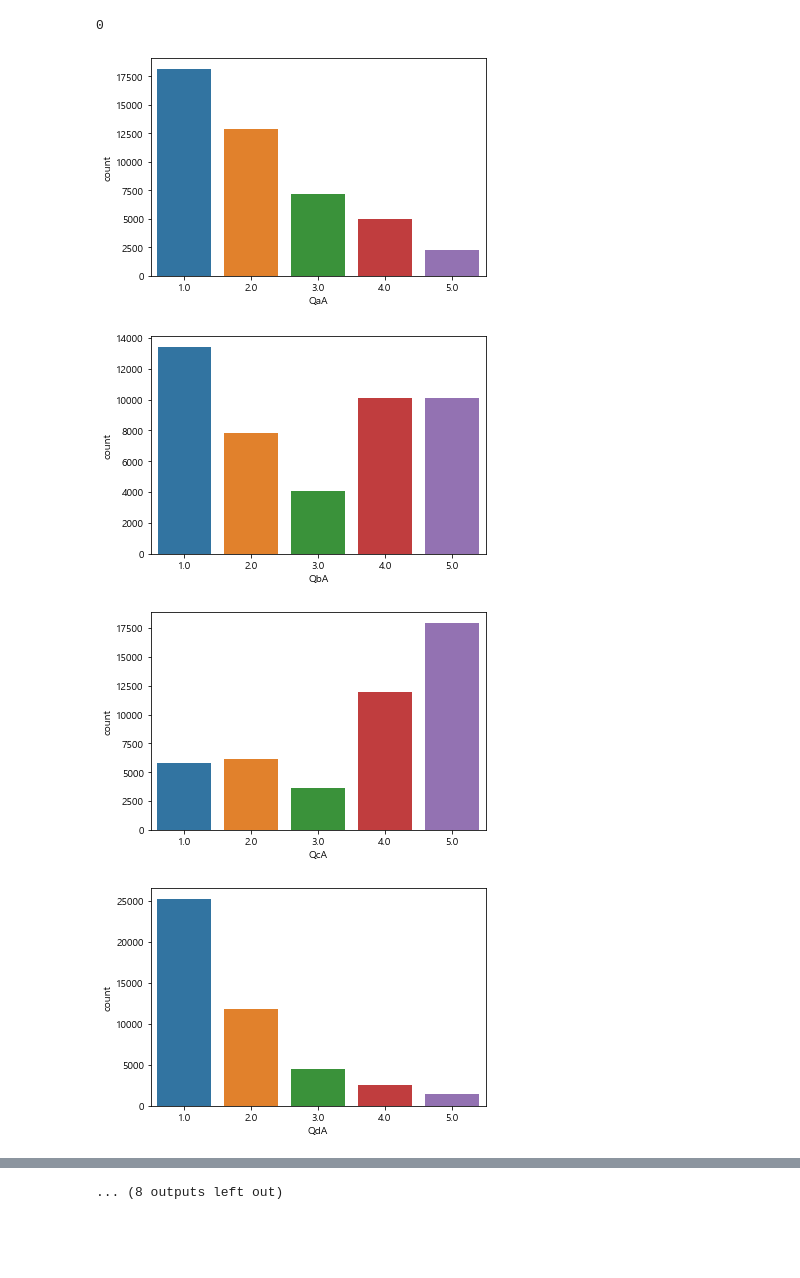
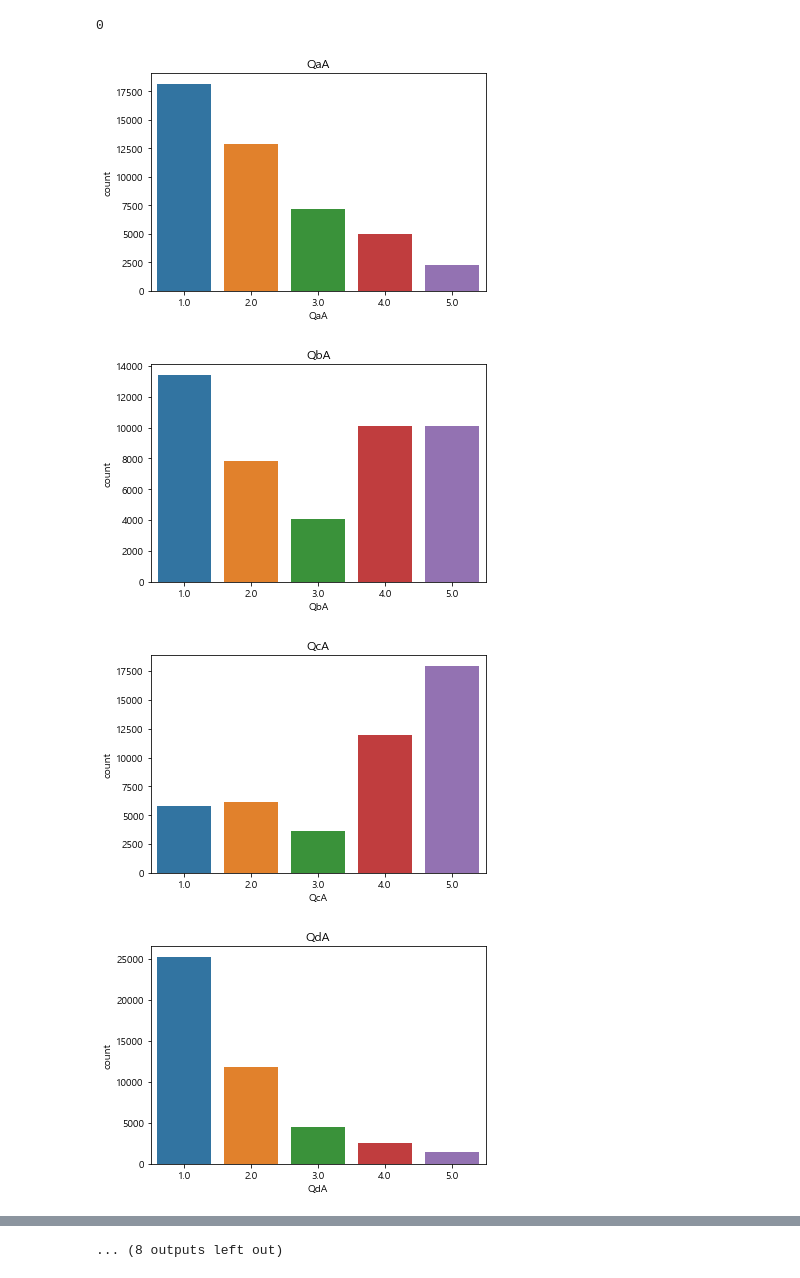
Before and after one commit to kwjinwoo/DCC, a Jupyter notebook: structure data/task1/jinwoo/Untitled.ipynb, the cells around one changed output, grey strips where cells are left out. Saved outputs shown, nothing was run; the diff lists cells and outputs as text; code cells hidden in the pictures; blank space fills up the shorter version.

```diff
--- a/structure data/task1/jinwoo/Untitled.ipynb
+++ b/structure data/task1/jinwoo/Untitled.ipynb
@@ -151,12 +151,13 @@ target = train['voted']
 # %%
 # 질문
 Q_answer = [x for x in features.columns if re.match('Q.A', x)]
 
 for col in Q_answer:
     sns.countplot(x=features[col])
+    plt.title(col)
     plt.show()
 # %% [output]
-[figure, old version]
+[figure, new version]
-[figure, old version]
+[figure, new version]
-[figure, old version]
+[figure, new version]
-[figure, old version]
+[figure, new version]
```
Also changed, not shown: parts of 3 cells of this notebook.
